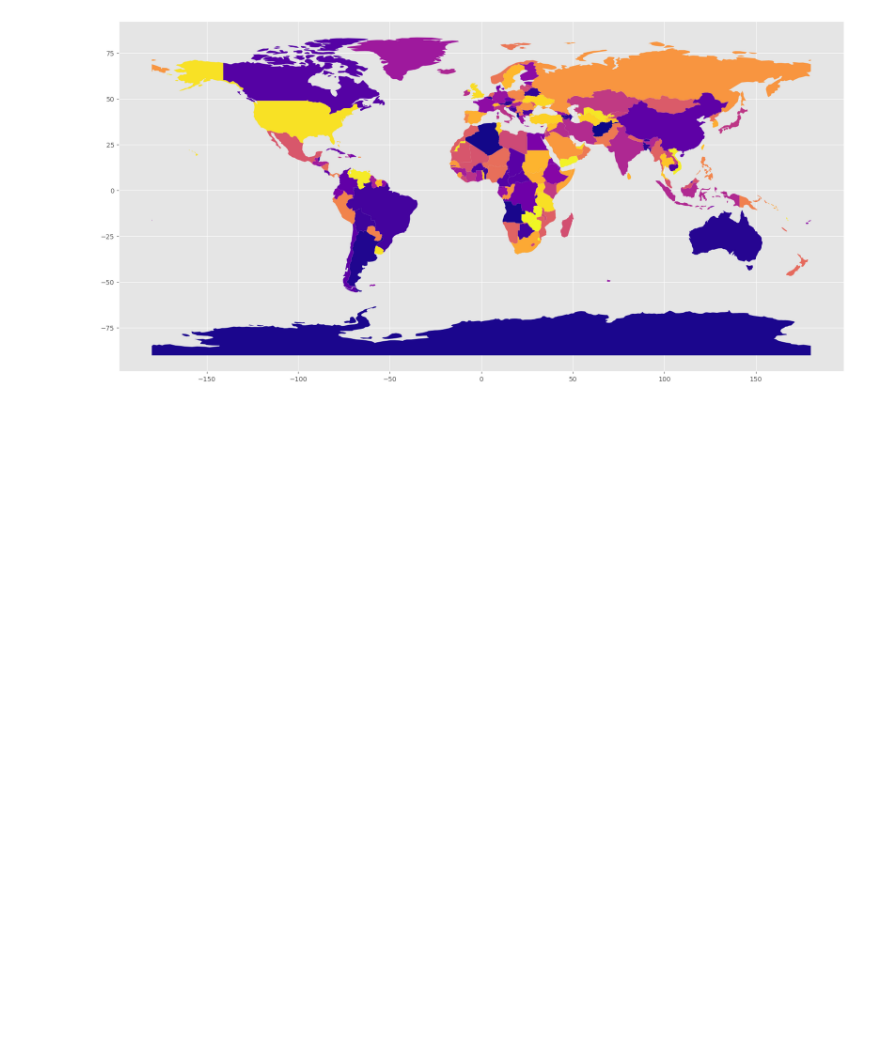
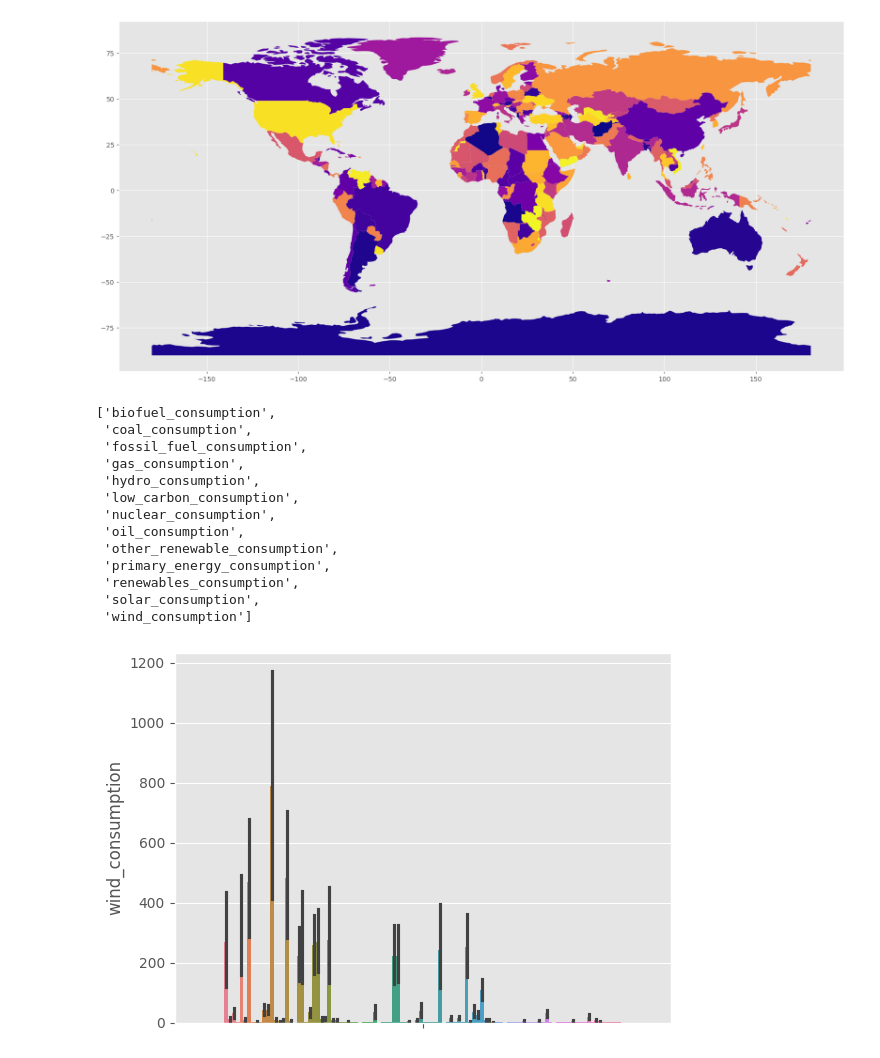
Before and after one commit to steven-ja/steven-ja.github.io, a Jupyter notebook: content/posts/renewables/world-energy/analysis.ipynb, the cells around one changed output. Saved outputs shown, nothing was run; the diff lists cells and outputs as text; code cells hidden in the pictures; blank space fills up the shorter version.

```diff
--- a/content/posts/renewables/world-energy/analysis.ipynb
+++ b/content/posts/renewables/world-energy/analysis.ipynb
@@ -273,3 +266,21 @@ world.plot(cmap='plasma', ax=ax, column='ADMIN')
 # %% [output]
 <Axes: >
 [figure]
+# %%
+sns.barplot(df[["country", "wind_consumption"]].dropna(), y= "wind_consumption", hue='country', legend=False)
+[col for col in df.columns if "consumption" in col ]
+# %% [output]
+['biofuel_consumption',
+ 'coal_consumption',
+ 'fossil_fuel_consumption',
+ 'gas_consumption',
+ 'hydro_consumption',
+ 'low_carbon_consumption',
+ 'nuclear_consumption',
+ 'oil_consumption',
+ 'other_renewable_consumption',
+ 'primary_energy_consumption',
+ 'renewables_consumption',
+ 'solar_consumption',
+ 'wind_consumption']
+[figure, added]
```
Also changed, not shown: parts of 5 cells of this notebook, 1 other file.
